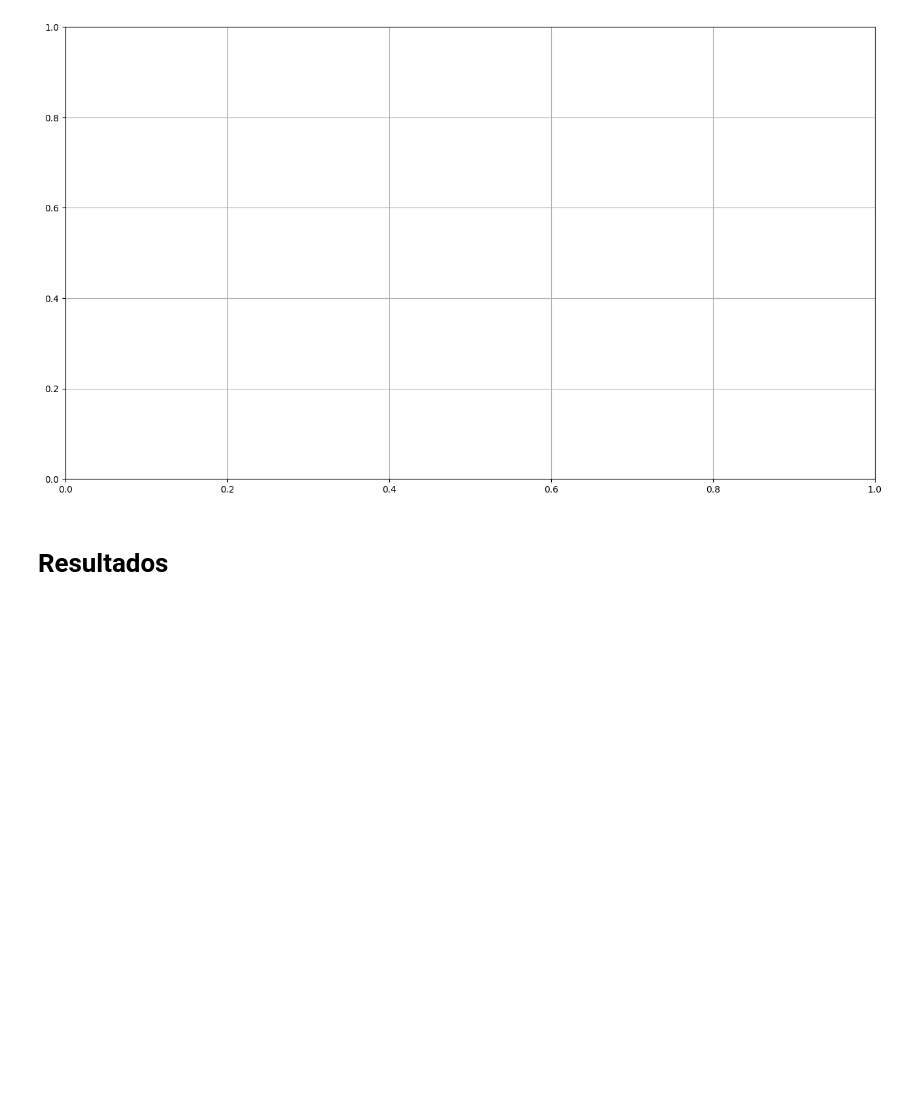
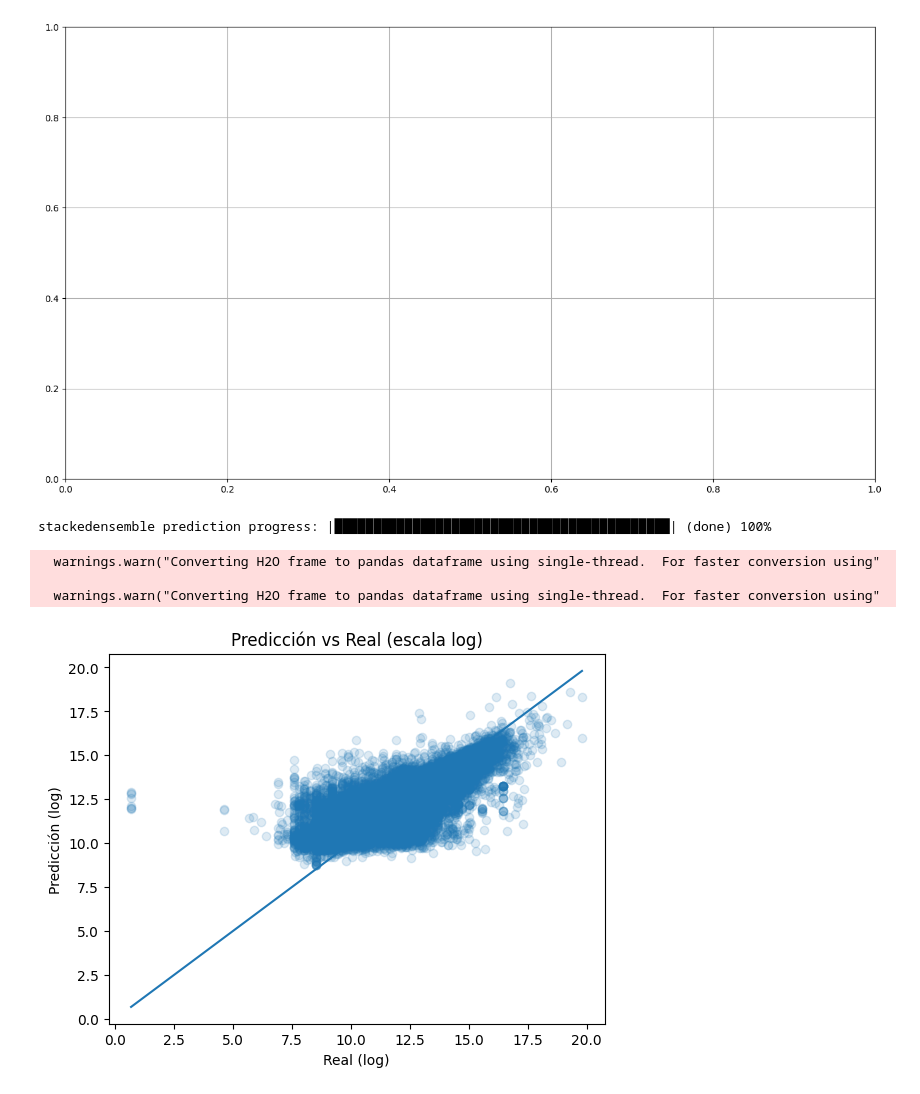
Before and after one commit to sebasposcor-del/Real-Estate-Sales, a Jupyter notebook: model.ipynb, the cells around one changed output. Drawn from its saved outputs; the diff is of its cells as text; code cells hidden in the pictures; blank space fills up the shorter version.

```diff
--- a/model.ipynb
+++ b/model.ipynb
@@ -176,6 +176,34 @@ leader.explain(test)   # o leader.explain(train)
 > Learning curve plot shows the loss function/metric dependent on number of iterations or trees for tree-based algorithms. This plot can be useful for determining whether the model overfits.
 TypeError: 'NoneType' object is not iterable
 [figure]
-# %% [markdown]
-# Resultados
+# %%
+# Gráfico Predicción vs Real (en escala LOG)
+# Requiere: leader, test, y_log ya definidos en tu pipeline
+
+import matplotlib.pyplot as plt
+import numpy as np
+
+# 1) Predicciones (log) sobre test
+pred = leader.predict(test)  # H2OFrame con columna "predict"
+
+# 2) Extraer a arrays (ojo: esto trae a memoria solo 2 columnas; suele ir bien)
+y_true = test[y_log].as_data_frame(use_pandas=True).iloc[:, 0].to_numpy()
+y_pred = pred["predict"].as_data_frame(use_pandas=True).iloc[:, 0].to_numpy()
+
+# 3) Scatter + línea y=x
+plt.figure()
+plt.scatter(y_true, y_pred, alpha=0.15)
+mn = np.nanmin([y_true.min(), y_pred.min()])
+mx = np.nanmax([y_true.max(), y_pred.max()])
+plt.plot([mn, mx], [mn, mx])
+plt.xlabel("Real (log)")
+plt.ylabel("Predicción (log)")
+plt.title("Predicción vs Real (escala log)")
+plt.show()
+# %% [output]
+stackedensemble prediction progress: |███████████████████████████████████████████| (done) 100%
+  warnings.warn("Converting H2O frame to pandas dataframe using single-thread.  For faster conversion using"
+
+  warnings.warn("Converting H2O frame to pandas dataframe using single-thread.  For faster conversion using"
+[figure, added]
 # %% [markdown]
```
Also changed, not shown: parts of 3 cells of this notebook.
